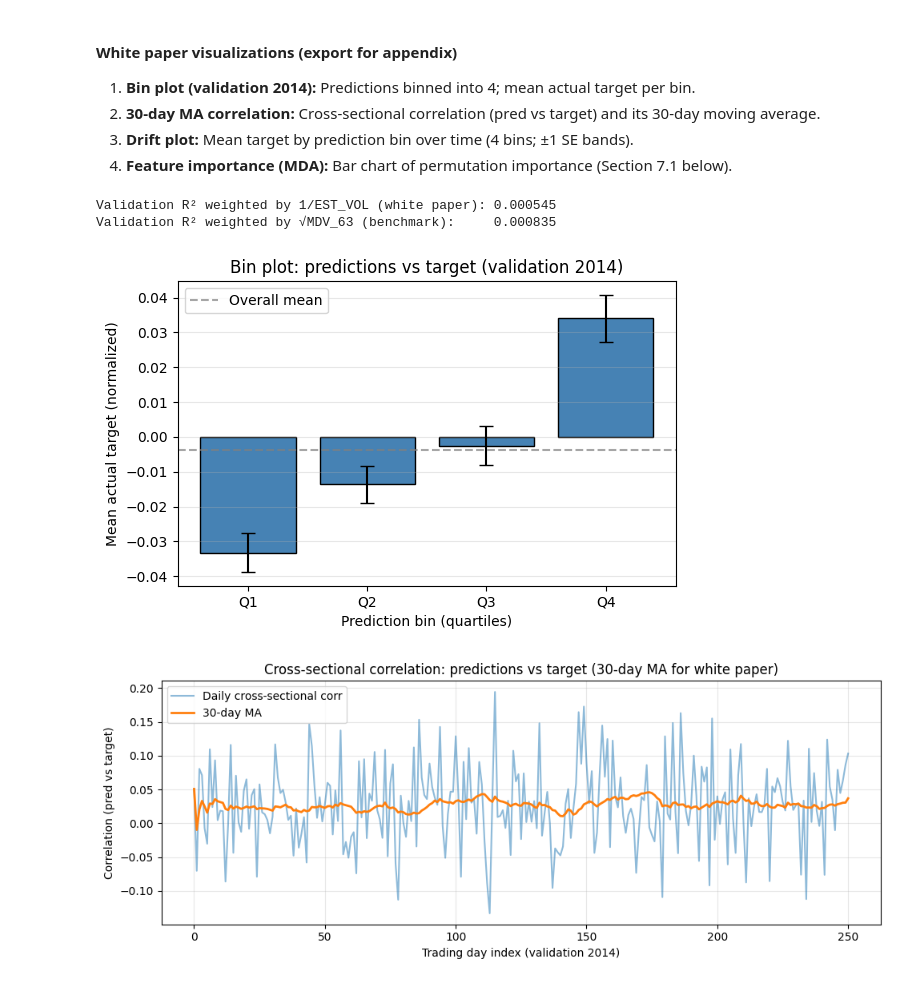
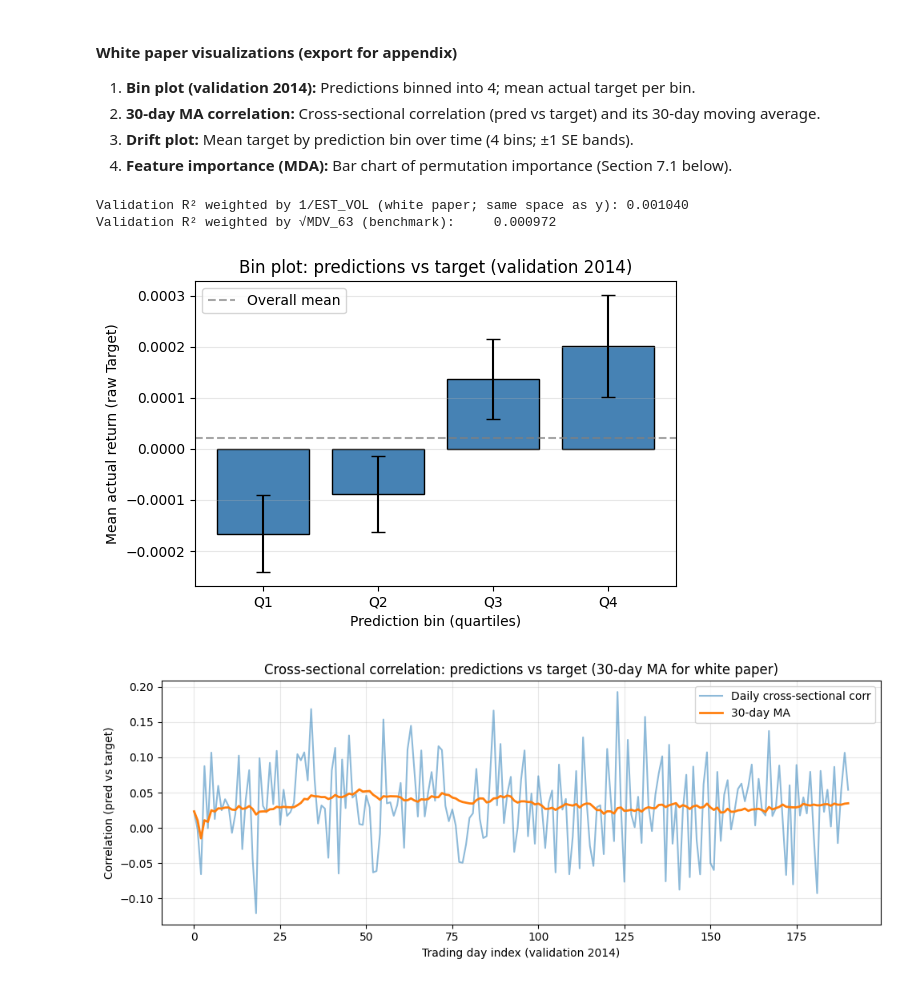
Before and after one commit to liny-r/MTH9899-Project, a Jupyter notebook: project.ipynb, the cells around one changed output. Saved outputs shown, nothing was run; the diff lists cells and outputs as text; code cells hidden in the pictures.

Commit message:
Update notebook target and normalization pipeline.
Align target construction and feature normalization order with the latest spec decisions, and refresh trained artifacts.

```diff
--- a/project.ipynb
+++ b/project.ipynb
@@ -138,13 +129,8 @@ Target built for 1257 dates, 623,569 (Date, Id) rows
 | 8 | 20100104 | BBG000BB29X4 | -0.003348 | -0.000461 | -0.002887 |
 | 9 | 20100104 | BBG000BB2DM7 | 0.016519 | 0.000427 | 0.016093 |
 # %%
-# --- Target: TS z per Id (past only). Std floor + z-clip stabilize tiny-vol denominators / fat tails; still no CS winsor or CS z. ---
-target_df['Target_norm'] = zscore_time_series_per_id(
-    target_df, 'Target',
-    std_floor_relative=TARGET_TSZ_STDFLOOR_REL,
-    clip_z=TARGET_TSZ_CLIP,
-)
-print('Target stats (raw vs per-Id TS z → Target_norm for fitting):')
+# --- Target diagnostics: plain per-Id TS z (past only), no special floor/clip ---
+target_df['Target_norm'] = zscore_time_series_per_id(target_df, 'Target')
+print('Target stats (raw vs per-Id TS z diagnostic):')
 print(target_df[['Target', 'Target_norm']].describe())
-print(f"Target_norm max |z| (post-clip): {target_df['Target_norm'].abs().max():.3f} (clip=±{TARGET_TSZ_CLIP})")
 # %% [output]
@@ -955,20 +922,22 @@ if len(train_df) == 0 or len(val_df) == 0:
         'Ensure intraday and daily data (and target) include those years, then re-run from the split cell.'
     )
 
-# Feature matrix and target (normalized for fitting)
+# Feature matrix and target for fitting
 X_train = train_df[feature_cols].astype(float)
-y_train = train_df['Target_norm'].values
+y_train = train_df['Target_model'].values
 w_train = train_df['sample_weight'].values
 
 X_val = val_df[feature_cols].astype(float)
-y_val = val_df['Target_norm'].values
+y_val = val_df['Target_model'].values
 w_val = val_df['sample_weight'].values
+_y_desc = 'Target_model = 5MAD_CS(TS_z(Target/EST_VOL_prev))'
 
 # Standardize features: same scale everywhere so L1/L2 don't over-shrink rare-but-real channels
 scaler = StandardScaler()
 X_train = scaler.fit_transform(X_train)
 X_val = scaler.transform(X_val)
 
+print(f'Fitting label: {_y_desc}')
 print(f'Train: X {X_train.shape}, y {y_train.shape}, weights {w_train.shape}')
 print(f'Val:   X {X_val.shape}, y {y_val.shape}, weights {w_val.shape}')
 print(f'Features: {feature_cols}')
@@ -1361,40 +1333,41 @@ Final hyperparameters and validation R² (for white paper):
 w_estvol = 1.0 / val_df['EST_VOL_prev'].replace(0, np.nan)
 w_estvol = w_estvol.fillna(w_estvol.median()).values  # avoid inf
 r2_1estvol = r2_score(y_val, best_model.predict(X_val), sample_weight=w_estvol)
-print(f'Validation R² weighted by 1/EST_VOL (white paper): {r2_1estvol:.6f}')
+print(f'Validation R² weighted by 1/EST_VOL (white paper; same space as y): {r2_1estvol:.6f}')
 print(f'Validation R² weighted by √MDV_63 (benchmark):     {weighted_r2(y_val, best_model.predict(X_val), w_val):.6f}')
 # %% [output]
-Validation R² weighted by 1/EST_VOL (white paper): 0.000545
-Validation R² weighted by √MDV_63 (benchmark):     0.000835
+Validation R² weighted by 1/EST_VOL (white paper; same space as y): 0.001040
+Validation R² weighted by √MDV_63 (benchmark):     0.000972
 # %%
 # Bin plot (white paper): 4 bins of predictions, mean actual target per bin — validation 2014
 val_pred = val_df[['Date']].copy()
 val_pred['Pred'] = best_model.predict(X_val)
-val_pred['Target_norm'] = y_val
+val_pred['y_actual_plot'] = val_df['Target'].values
+_ybin, _ylab = 'y_actual_plot', 'Mean actual return (raw Target)'
 val_pred['Pred_bin'] = pd.qcut(val_pred['Pred'], q=4, labels=['Q1', 'Q2', 'Q3', 'Q4'], duplicates='drop')
-bin_stats = val_pred.groupby('Pred_bin', observed=True)['Target_norm'].agg(['mean', 'std', 'count'])
+bin_stats = val_pred.groupby('Pred_bin', observed=True)[_ybin].agg(['mean', 'std', 'count'])
 bin_stats['se'] = bin_stats['std'] / np.sqrt(bin_stats['count'])
 fig, ax = plt.subplots(figsize=(6, 4))
 x = np.arange(len(bin_stats))
 ax.bar(x, bin_stats['mean'], yerr=bin_stats['se'], capsize=5, color='steelblue', edgecolor='black')
 ax.set_xticks(x)
 ax.set_xticklabels(bin_stats.index)
 ax.set_xlabel('Prediction bin (quartiles)')
-ax.set_ylabel('Mean actual target (normalized)')
+ax.set_ylabel(_ylab)
 ax.set_title('Bin plot: predictions vs target (validation 2014)')
-ax.axhline(y_val.mean(), color='gray', linestyle='--', alpha=0.7, label='Overall mean')
+ax.axhline(val_pred['y_actual_plot'].mean(), color='gray', linestyle='--', alpha=0.7, label='Overall mean')
 ax.legend()
 ax.grid(True, alpha=0.3, axis='y')
 plt.tight_layout()
 plt.show()
 # %% [output]
-[figure, old version]
+[figure, new version]
 # %%
 # 30-day moving average of cross-sectional correlation (predictions vs target) — white paper
 val_pred = val_df[['Date']].copy()
 val_pred['Pred'] = best_model.predict(X_val)
-val_pred['Target_norm'] = y_val
-daily_corr = val_pred.groupby('Date').apply(lambda g: g['Pred'].corr(g['Target_norm'])).reset_index()
+val_pred['y_fit'] = y_val
+daily_corr = val_pred.groupby('Date').apply(lambda g: g['Pred'].corr(g['y_fit'])).reset_index()
 daily_corr.columns = ['Date', 'corr']
 daily_corr['corr_ma30'] = daily_corr['corr'].rolling(30, min_periods=1).mean()
 fig, ax = plt.subplots(figsize=(10, 4))
@@ -1408,7 +1381,7 @@ ax.grid(True, alpha=0.3)
 plt.tight_layout()
 plt.show()
 # %% [output]
-[figure, old version]
+[figure, new version]
 # %%
 # Drift plot (white paper): 4 bins of predictions; mean target by bin over time with ±1 SE bands
 # Full spec uses 15-min cumulative return paths from 24h before to 48h after; here we show mean target by bin per date.
```
Also changed, not shown: parts of 20 cells of this notebook, 2 other files.
